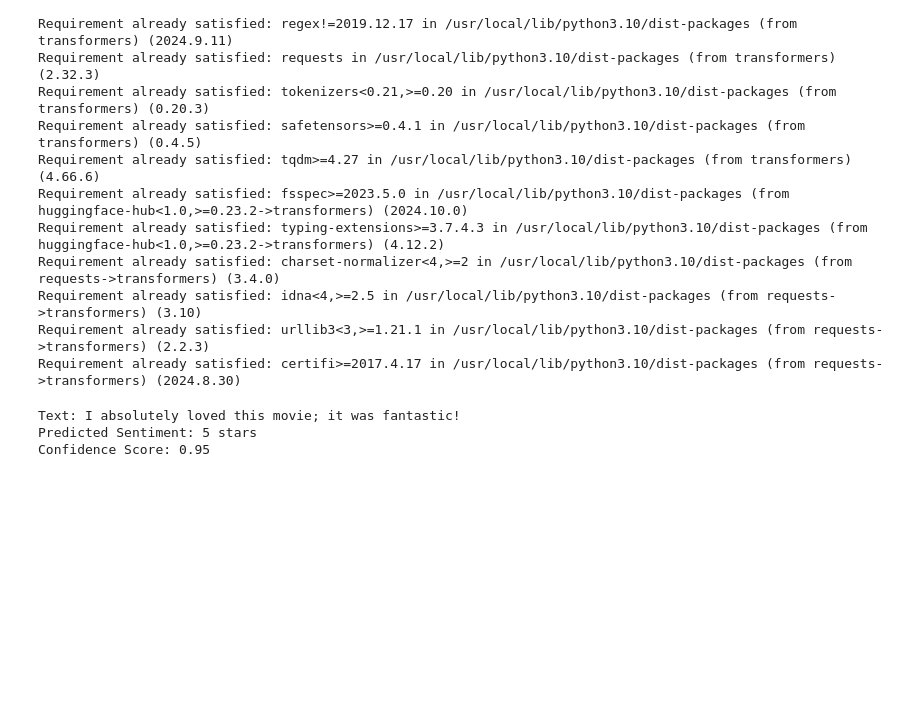
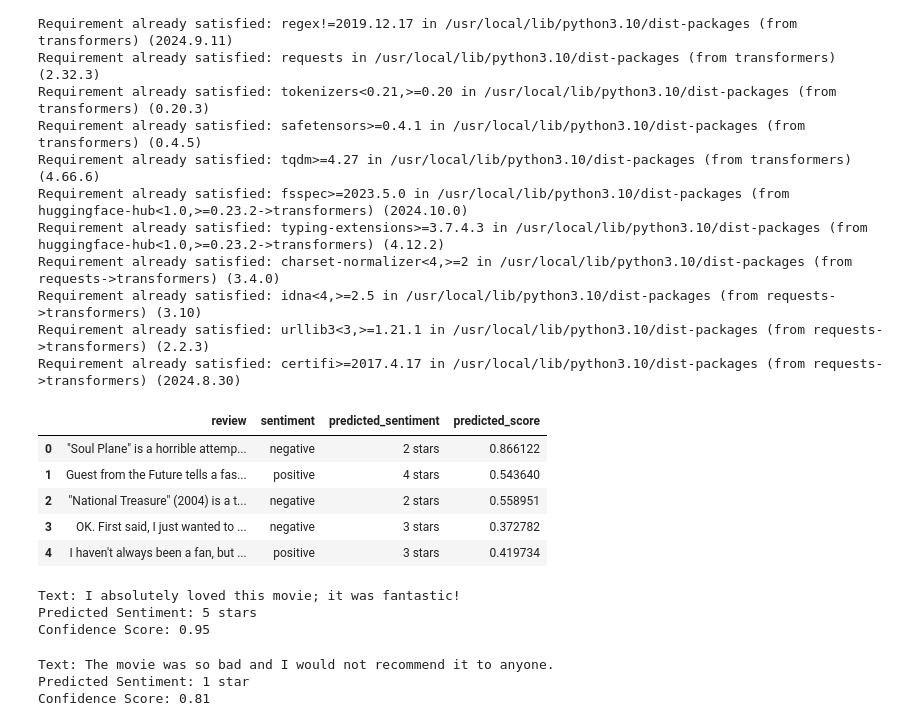
Before and after one commit to shivanswamynathan/NLP, a Jupyter notebook: IMDB_review_classification.ipynb, the cells around one changed output. Saved outputs shown, nothing was run; the diff lists cells and outputs as text; code cells hidden in the pictures; blank space fills up the shorter version.

Commit message:
I have performed sentiment analysis using a pre-trained BERT model without fine-tuning it because the dataset contains 50,000 entries, and fine-tuning was taking too long, causing my system to hang.

```diff
--- a/IMDB_review_classification.ipynb
+++ b/IMDB_review_classification.ipynb
@@ -465 +494,11 @@ Requirement already satisfied: certifi>=2017.4.17 in /usr/local/lib/python3.10/d
+# %%
+sample_data = pd.read_csv('sample_predictions.csv')
+sample_data.head()
+# %% [output]
+|  | review | sentiment | predicted_sentiment | predicted_score |
+| 0 | "Soul Plane" is a horrible attemp... | negative | 2 stars | 0.866122 |
+| 1 | Guest from the Future tells a fas... | positive | 4 stars | 0.543640 |
+| 2 | "National Treasure" (2004) is a t... | negative | 2 stars | 0.558951 |
+| 3 | OK. First said, I just wanted to ... | negative | 3 stars | 0.372782 |
+| 4 | I haven't always been a fan, but ... | positive | 3 stars | 0.419734 |
 # %%
@@ -482,3 +516,18 @@ print(f"Confidence Score: {prediction[0]['score']:.2f}")
 Text: I absolutely loved this movie; it was fantastic!
 Predicted Sentiment: 5 stars
 Confidence Score: 0.95
+# %%
+
+text = "The movie was so bad and I would not recommend it to anyone."
+
+# Perform sentiment analysis
+prediction = sentiment_analyzer(text)
+
+# Display the prediction
+print(f"Text: {text}")
+print(f"Predicted Sentiment: {prediction[0]['label']}")
+print(f"Confidence Score: {prediction[0]['score']:.2f}")
+# %% [output]
+Text: The movie was so bad and I would not recommend it to anyone.
+Predicted Sentiment: 1 star
+Confidence Score: 0.81
```
Also changed, not shown: parts of 2 cells of this notebook.
